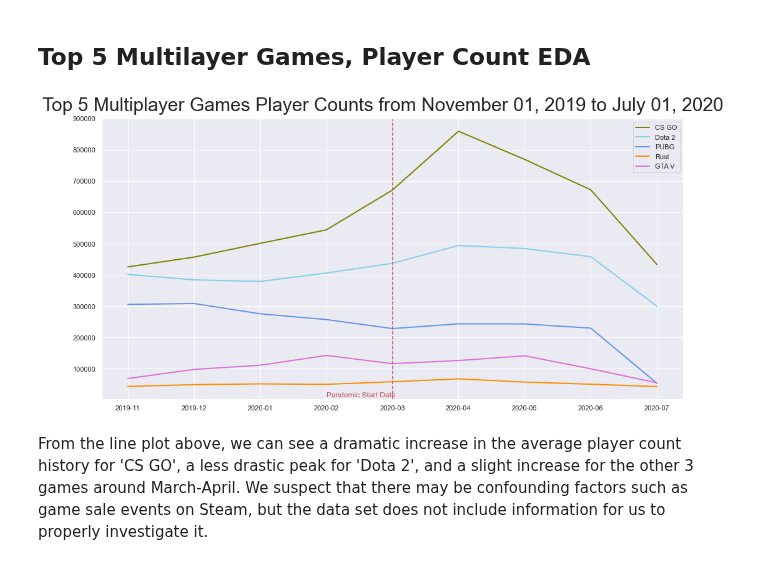
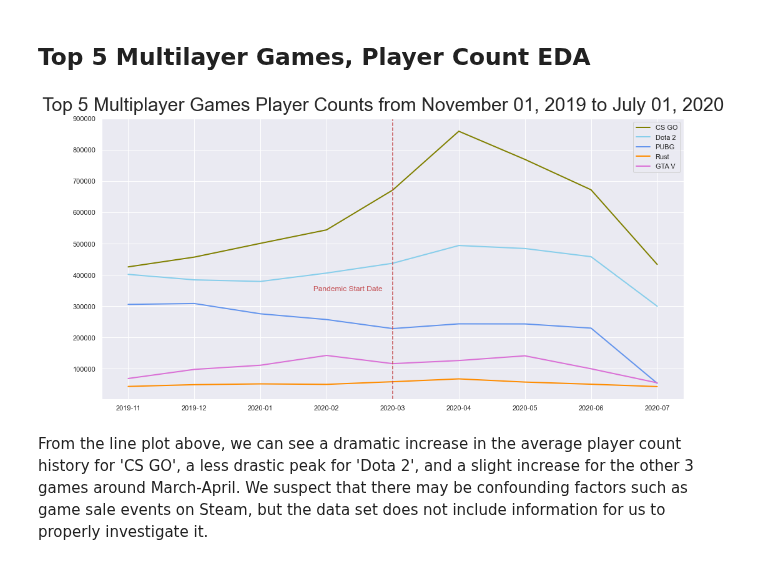
Before and after one commit to tnn050/Social-Gaming-During-COVID-19, a Jupyter notebook: FinalProject_group044.ipynb, the cells around one changed output. Cells and saved outputs as stored; diff of their text form; code cells hidden in the pictures.

```diff
--- a/FinalProject_group044.ipynb
+++ b/FinalProject_group044.ipynb
@@ -481,10 +481,10 @@ def plotGame(ID, startDate, endDate, y_values_dict, folder):
     dates = list(df_tmp['Date']) # find a way to do collect dates once. this is repetitive and dates is constant
     return dates
 # %%
-single_player_IDs = [377160, 489830, 255710, 250900, 264710]
 game_ID_dict = {377160:'Fallout 4',
                 489830: 'The Elder Scrolls V: Skyrim Special Edition',
                 255710: 'Cities: Skylines',
                 250900: 'The Binding of Isaac: Rebirth',
                 264710: 'Subnautica'}
+single_player_IDs = list(game_ID_dict.keys())
 # %%
@@ -575,37 +576,37 @@ From the bar plot above we see a percentage increase ranging from 7% to almost 3
 ## Top 5 Multilayer Games, Player Count EDA
 # %%
 # storing the id's and names for the selected 5 multipler games.
-multi_player_IDs = [730, 570, 578080, 252490, 271590]
 game_ID_dict = {730:'CS GO',
                 570: 'Dota 2',
                 578080: 'PUBG',
                 252490: 'Rust',
                 271590: 'GTA V'}
+multi_player_IDs = list(game_ID_dict.keys())
 # %%
 # Range for line plot
 y_values_dict = {}
 for multi_player_game in multi_player_IDs:
     dates = plotGame(multi_player_game, range_start_date, range_end_date, pandemic_y_values_dict, 1)
 
 # Merge all games into one dataframe (loop thorough dict keys with same key value -> concat to one df )
 pandemic_games_df =pd.DataFrame({ 'Date': dates ,
                                   game_ID_dict[730]: pandemic_y_values_dict[730],
                                   game_ID_dict[570]: pandemic_y_values_dict[570],
                                   game_ID_dict[578080]: pandemic_y_values_dict[578080],
                                   game_ID_dict[252490]: pandemic_y_values_dict[252490],
                                   game_ID_dict[271590]: pandemic_y_values_dict[271590]})
 # Plot each game's player count history
 plt.plot( 'Date', game_ID_dict[730], data=pandemic_games_df, marker='', color='olive', linewidth=2)
 plt.plot( 'Date', game_ID_dict[570], data=pandemic_games_df, marker='', color='skyblue', linewidth=2)
 plt.plot( 'Date', game_ID_dict[578080], data=pandemic_games_df, marker='', color='cornflowerblue', linewidth=2)
 plt.plot( 'Date', game_ID_dict[252490], data=pandemic_games_df, marker='', color='darkorange', linewidth=2)
 plt.plot( 'Date', game_ID_dict[271590], data=pandemic_games_df, marker='', color='orchid', linewidth=2)
 plt.figtext(.5,.9,'Top 5 Multiplayer Games Player Counts from November 01, 2019 to July 01, 2020', fontsize=30, ha='center')
 plt.axvline(x='2020-03', linestyle='--', color = 'r')
-plt.text(3,10000,'Pandemic Start Date',color='r',fontsize=12)
+plt.text(2.8,350000,'Pandemic Start Date',color='r',fontsize=12)
 plt.legend();
 # %% [output]
-[figure, old version]
+[figure, new version]
 # %% [markdown]
 From the line plot above, we can see a dramatic increase in the average player count history for 'CS GO', a less drastic peak for 'Dota 2', and a slight increase for the other 3 games around March-April. We suspect that there may be confounding factors such as game sale events on Steam, but the data set does not include information for us to properly investigate it.
 # %% [markdown]
```
Also changed, not shown: parts of 3 cells of this notebook.
